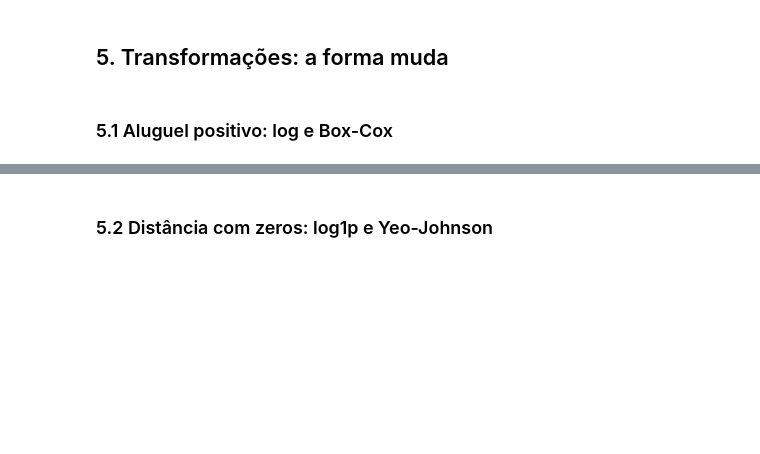
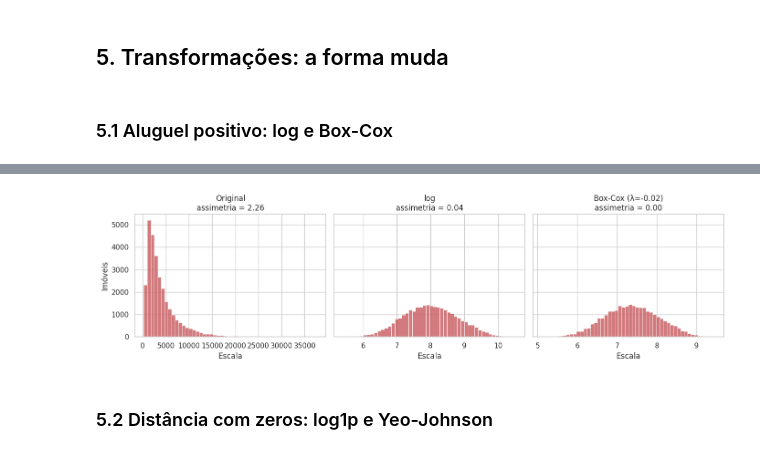
Before and after one commit to NatalyaNunes/ciencia_de_dados_2026.2_natalya, a Jupyter notebook: unidade_01/aula_06/aula_06.ipynb, the cells around one changed output, grey strips where cells are left out. Cells and saved outputs as stored; diff of their text form; code cells hidden in the pictures; blank space fills up the shorter version.

```diff
--- a/unidade_01/aula_06/aula_06.ipynb
+++ b/unidade_01/aula_06/aula_06.ipynb
@@ -538,3 +643,14 @@ Essas escolhas precisam se alinhar com o mecanismo de ausência para simular lac
 ## 5. Transformações: a forma muda
 # %% [markdown]
 ### 5.1 Aluguel positivo: log e Box-Cox
+# %%
+# Aluguel original, em log e em Box-Cox
+rent = imoveis_true.rent_amount
+
+boxcox_rent, boxcox_lambda = stats.boxcox(rent)
+
+rent_transformed = {
+    "Original": rent,
+    "log": np.log(rent),
+    f"Box-Cox (λ={boxcox_lambda:.2f})": boxcox_rent,
+}
@@ -541,2 +659,18 @@ Essas escolhas precisam se alinhar com o mecanismo de ausência para simular lac
+# %%
+# Histogramas das transformações do aluguel
+fig, axes = plt.subplots(1, 3, figsize=(14, 4), sharey=True)
+
+for ax, (label, values) in zip(axes, rent_transformed.items()):
+    sns.histplot(values, bins=50, ax=ax, color="#C44E52")
+    ax.set(
+        title=f"{label}\nassimetria = {stats.skew(values):.2f}",
+        xlabel="Escala",
+        ylabel="Imóveis",
+    )
+
+plt.tight_layout()
+plt.show()
+# %% [output]
+[figure, added]
 # %% [markdown]
 ### 5.2 Distância com zeros: log1p e Yeo-Johnson
```
Also changed, not shown: parts of 12 cells of this notebook.
